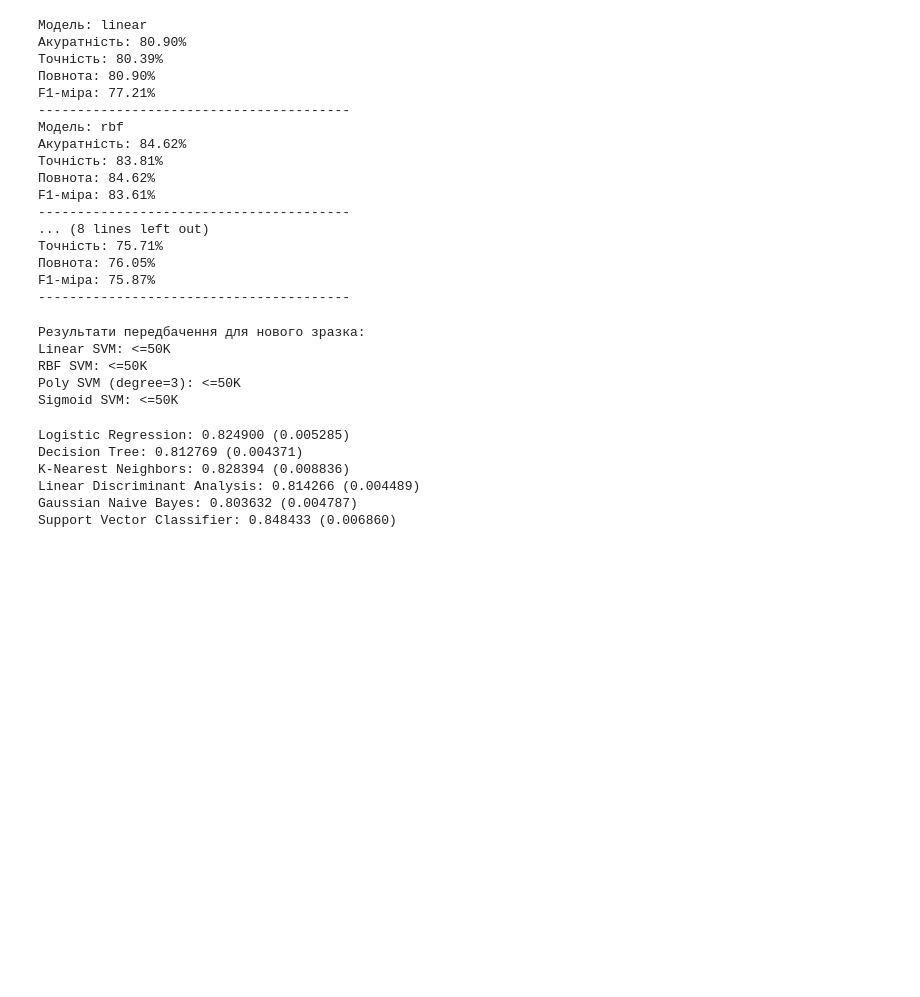
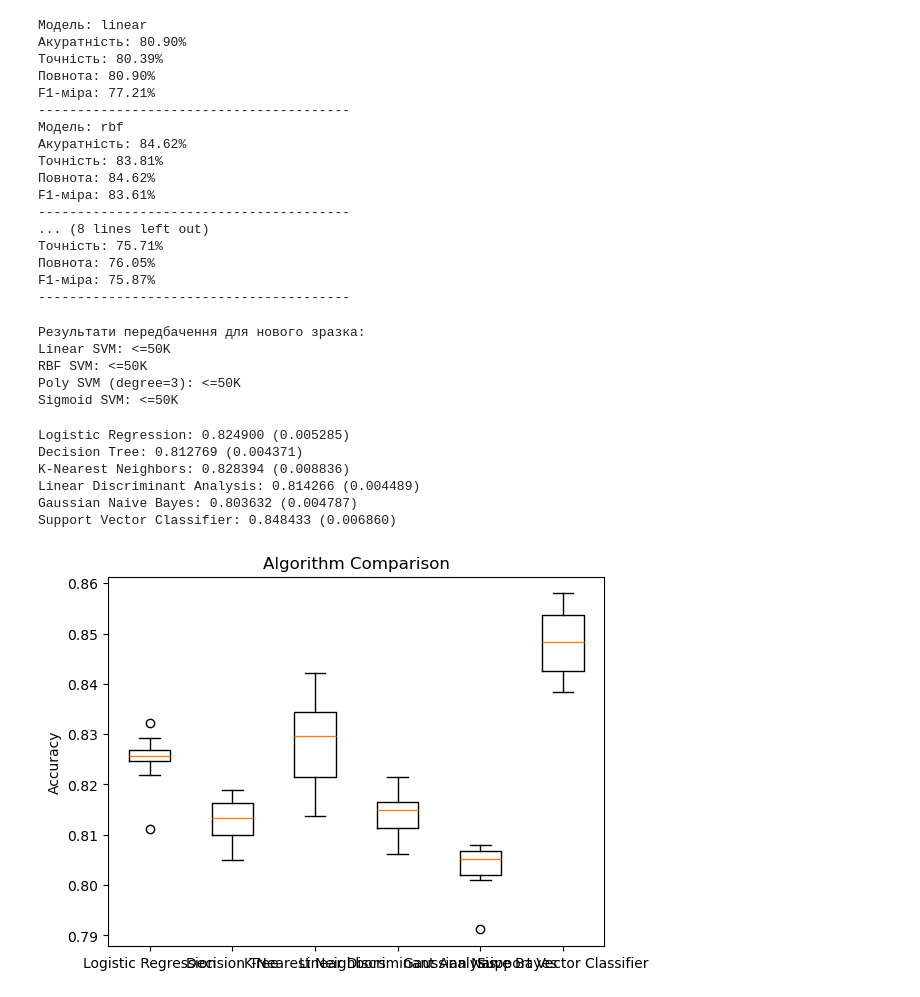
Before and after one commit to dmuman/AI_systems, a Jupyter notebook: classification/classification.ipynb, the cells around one changed output. Saved outputs shown, nothing was run; the diff lists cells and outputs as text; code cells hidden in the pictures; blank space fills up the shorter version.

```diff
--- a/classification/classification.ipynb
+++ b/classification/classification.ipynb
@@ -140,7 +140,9 @@ Linear Discriminant Analysis: 0.814266 (0.004489)
 Gaussian Naive Bayes: 0.803632 (0.004787)
 Support Vector Classifier: 0.848433 (0.006860)
 # %%
-plt.boxplot(results, labels=names)
+plt.boxplot(results, tick_labels=names)
 plt.title('Algorithm Comparison')
 plt.ylabel('Accuracy')
 plt.show()
+# %% [output]
+[figure, added]
```
